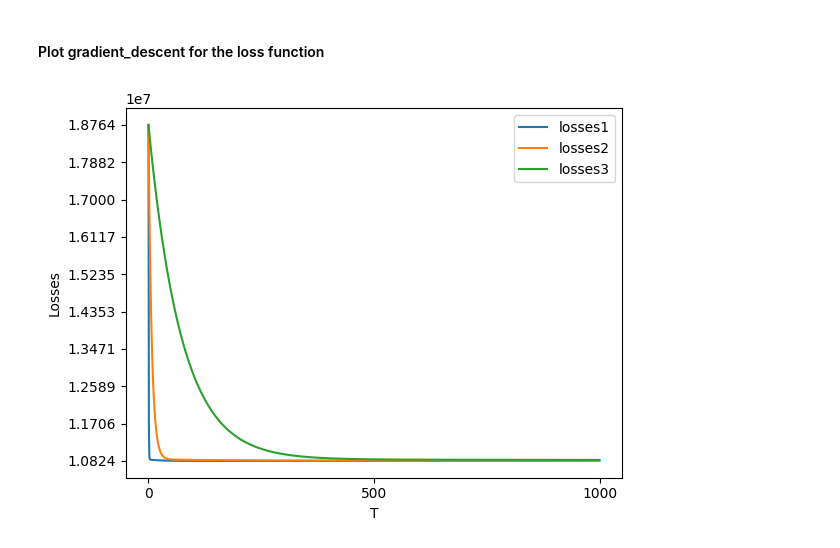
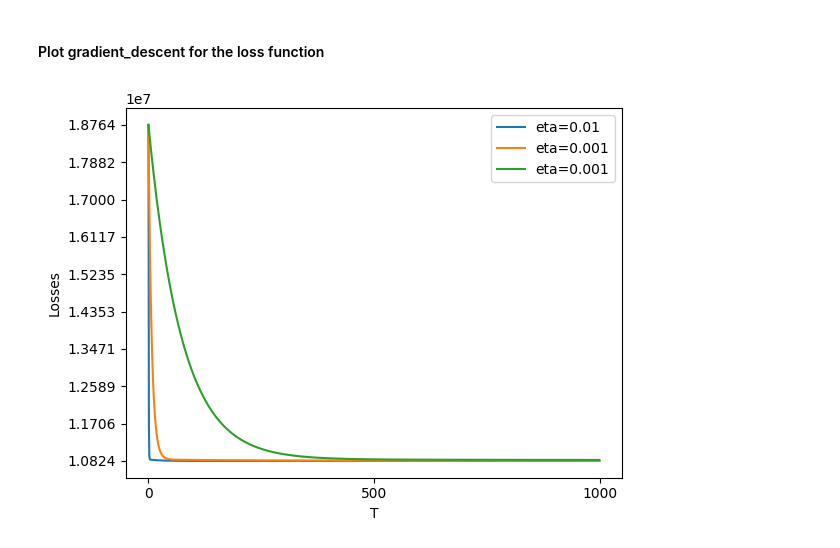
Before and after one commit to ou-acs/ACS5513-JupyterLite, a Jupyter notebook: content/GradientDescent.ipynb, the cells around one changed output. Saved outputs shown, nothing was run; the diff lists cells and outputs as text; code cells hidden in the pictures.

```diff
--- a/content/GradientDescent.ipynb
+++ b/content/GradientDescent.ipynb
@@ -74,12 +74,12 @@ print(params3)
 # %%
 plt.xticks(np.arange(0, len(losses1)+1, 500))
 plt.yticks(np.linspace(min(losses1), max(losses1), 10))
-plt.plot(range(len(losses1)), losses1, label='losses1')
-plt.plot(range(len(losses2)), losses2, label='losses2')
-plt.plot(range(len(losses3)), losses3, label='losses3')
+plt.plot(range(len(losses1)), losses1, label='eta=0.01')
+plt.plot(range(len(losses2)), losses2, label='eta=0.001')
+plt.plot(range(len(losses3)), losses3, label='eta=0.001')
 plt.xlabel("T")
 plt.ylabel("Losses")
 plt.legend()
 plt.show()
 # %% [output]
-[figure, old version]
+[figure, new version]
```
